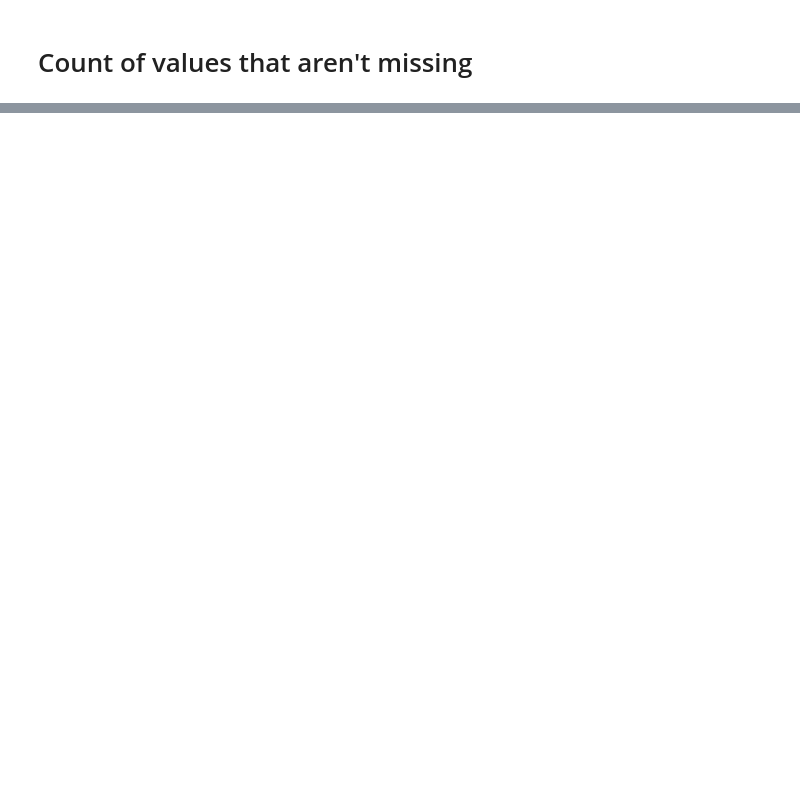
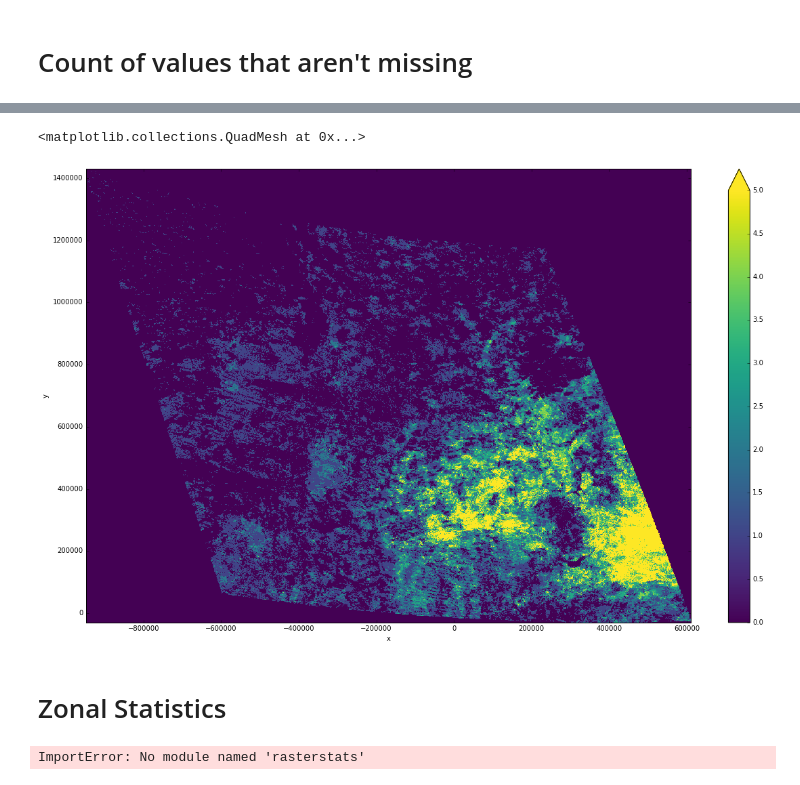
Before and after one commit to annalisasheehan/masters, a Jupyter notebook: MAIAC_Analysis.ipynb, the cells around one changed output, grey strips where cells are left out. Cells and saved outputs as stored; diff of their text form; code cells hidden in the pictures; blank space fills up the shorter version.

```diff
--- a/MAIAC_Analysis.ipynb
+++ b/MAIAC_Analysis.ipynb
@@ -190,0 +209,14 @@ observations.plot.hist()
+# %%
+figure(figsize=(20, 12))
+observations.plot(robust=True)
+# %% [output]
+<matplotlib.collections.QuadMesh at 0x...>
+[figure, added]
+# %% [markdown]
+# Zonal Statistics
+# %%
+from rasterstats import zonal_stats
+zonal_stats(r"D:\Annies_Dissertation\Data\LSOA\LSOA.shp", yearly,
+            stats="count min mean max median")
+# %% [output]
+ImportError: No module named 'rasterstats'
```
Also changed, not shown: parts of 11 cells of this notebook.
